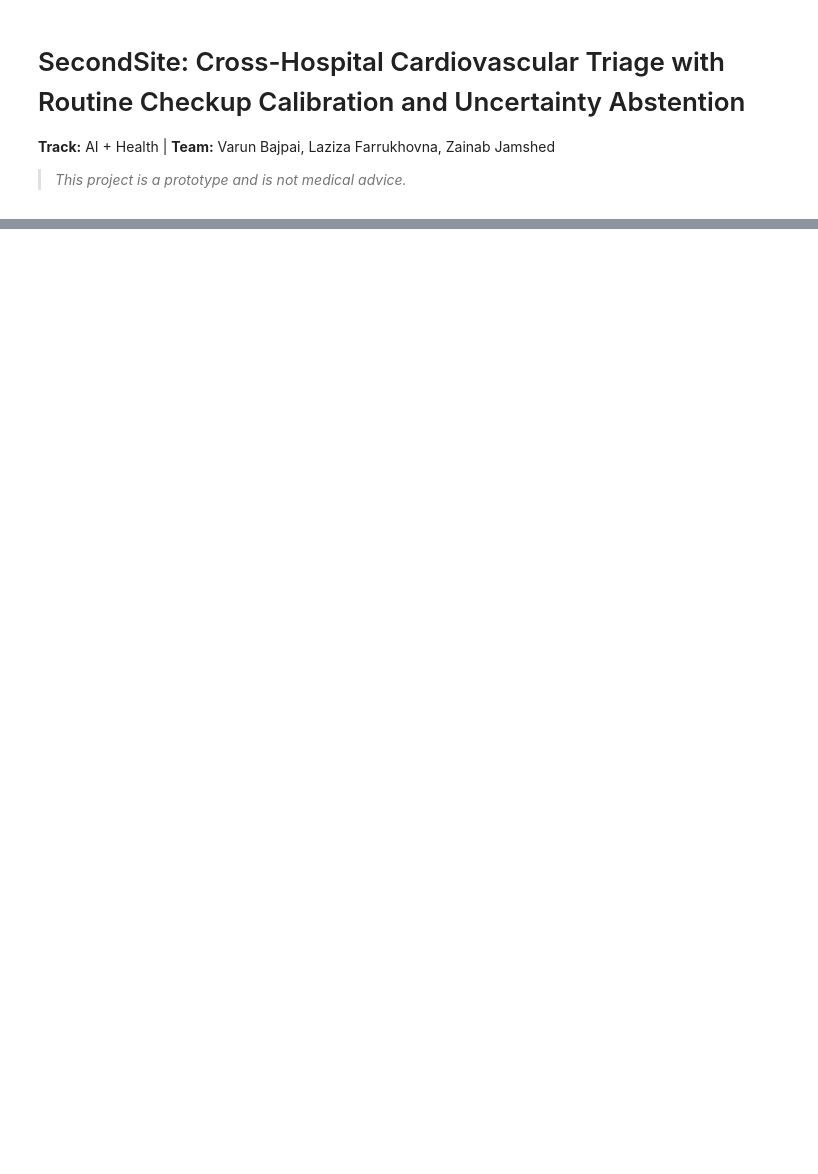
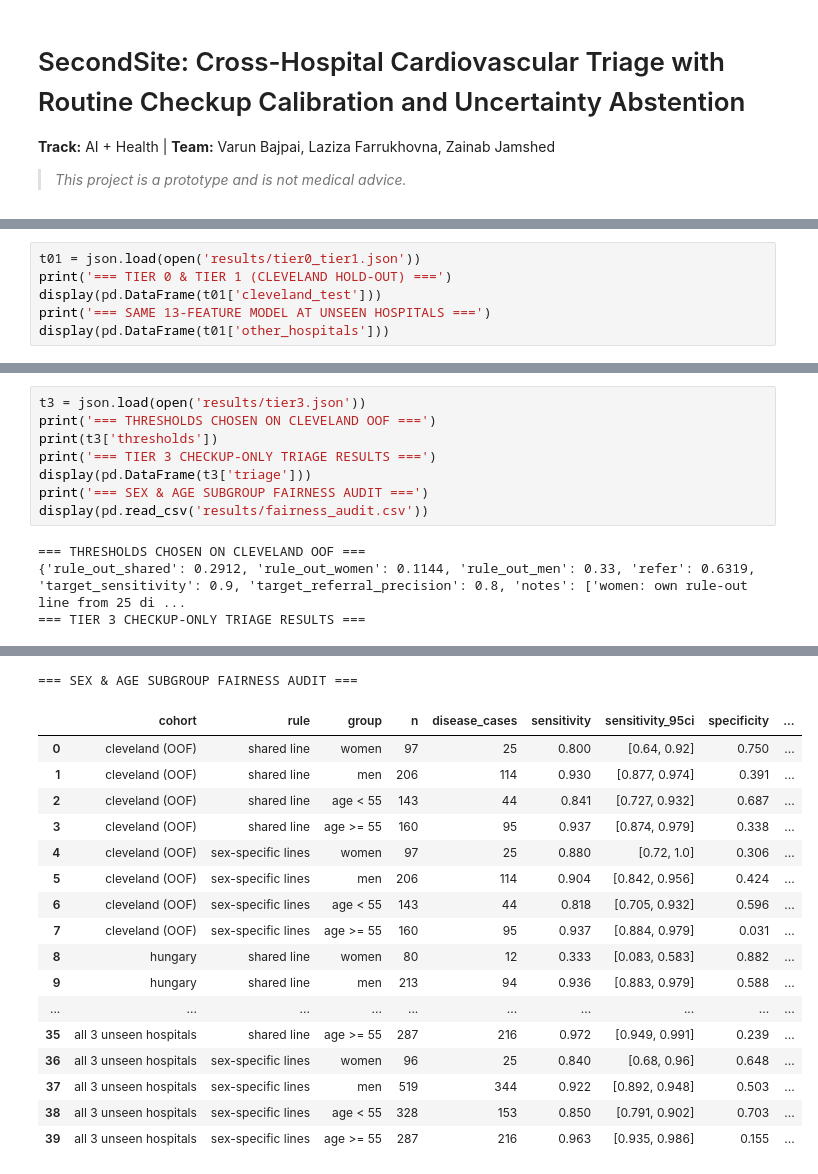
Before and after one commit to MACVXACE/SecondSite, a Jupyter notebook: SecondSite_Full_Pipeline.ipynb, the cells around one changed output, grey strips where cells are left out. Saved outputs shown, nothing was run; the diff lists cells and outputs as text; blank space fills up the shorter version.

```diff
--- a/SecondSite_Full_Pipeline.ipynb
+++ b/SecondSite_Full_Pipeline.ipynb
@@ -68,0 +40,6 @@ display(Image('artifacts/fig3_shap_summary.png'))
+# %%
+t01 = json.load(open('results/tier0_tier1.json'))
+print('=== TIER 0 & TIER 1 (CLEVELAND HOLD-OUT) ===')
+display(pd.DataFrame(t01['cleveland_test']))
+print('=== SAME 13-FEATURE MODEL AT UNSEEN HOSPITALS ===')
+display(pd.DataFrame(t01['other_hospitals']))
@@ -68,0 +59,12 @@ display(Image('artifacts/fig3_shap_summary.png'))
+# %%
+t3 = json.load(open('results/tier3.json'))
+print('=== THRESHOLDS CHOSEN ON CLEVELAND OOF ===')
+print(t3['thresholds'])
+print('=== TIER 3 CHECKUP-ONLY TRIAGE RESULTS ===')
+display(pd.DataFrame(t3['triage']))
+print('=== SEX & AGE SUBGROUP FAIRNESS AUDIT ===')
+display(pd.read_csv('results/fairness_audit.csv'))
+# %% [output]
+=== THRESHOLDS CHOSEN ON CLEVELAND OOF ===
+{'rule_out_shared': 0.2912, 'rule_out_women': 0.1144, 'rule_out_men': 0.33, 'refer': 0.6319, 'target_sensitivity': 0.9, 'target_referral_precision': 0.8, 'notes': ['women: own rule-out line from 25 di ...
+=== TIER 3 CHECKUP-ONLY TRIAGE RESULTS ===
@@ -68,0 +82,18 @@ display(Image('artifacts/fig3_shap_summary.png'))
+=== SEX & AGE SUBGROUP FAIRNESS AUDIT ===
+|  | cohort | rule | group | n | disease_cases | sensitivity | sensitivity_95ci | specificity | ... |
+| 0 | cleveland (OOF) | shared line | women | 97 | 25 | 0.800 | [0.64, 0.92] | 0.750 | ... |
+| 1 | cleveland (OOF) | shared line | men | 206 | 114 | 0.930 | [0.877, 0.974] | 0.391 | ... |
+| 2 | cleveland (OOF) | shared line | age < 55 | 143 | 44 | 0.841 | [0.727, 0.932] | 0.687 | ... |
+| 3 | cleveland (OOF) | shared line | age >= 55 | 160 | 95 | 0.937 | [0.874, 0.979] | 0.338 | ... |
+| 4 | cleveland (OOF) | sex-specific lines | women | 97 | 25 | 0.880 | [0.72, 1.0] | 0.306 | ... |
+| 5 | cleveland (OOF) | sex-specific lines | men | 206 | 114 | 0.904 | [0.842, 0.956] | 0.424 | ... |
+| 6 | cleveland (OOF) | sex-specific lines | age < 55 | 143 | 44 | 0.818 | [0.705, 0.932] | 0.596 | ... |
+| 7 | cleveland (OOF) | sex-specific lines | age >= 55 | 160 | 95 | 0.937 | [0.884, 0.979] | 0.031 | ... |
+| 8 | hungary | shared line | women | 80 | 12 | 0.333 | [0.083, 0.583] | 0.882 | ... |
+| 9 | hungary | shared line | men | 213 | 94 | 0.936 | [0.883, 0.979] | 0.588 | ... |
+| ... | ... | ... | ... | ... | ... | ... | ... | ... | ... |
+| 35 | all 3 unseen hospitals | shared line | age >= 55 | 287 | 216 | 0.972 | [0.949, 0.991] | 0.239 | ... |
+| 36 | all 3 unseen hospitals | sex-specific lines | women | 96 | 25 | 0.840 | [0.68, 0.96] | 0.648 | ... |
+| 37 | all 3 unseen hospitals | sex-specific lines | men | 519 | 344 | 0.922 | [0.892, 0.948] | 0.503 | ... |
+| 38 | all 3 unseen hospitals | sex-specific lines | age < 55 | 328 | 153 | 0.850 | [0.791, 0.902] | 0.703 | ... |
+| 39 | all 3 unseen hospitals | sex-specific lines | age >= 55 | 287 | 216 | 0.963 | [0.935, 0.986] | 0.155 | ... |
```
Also changed, not shown: parts of 6 cells of this notebook.
